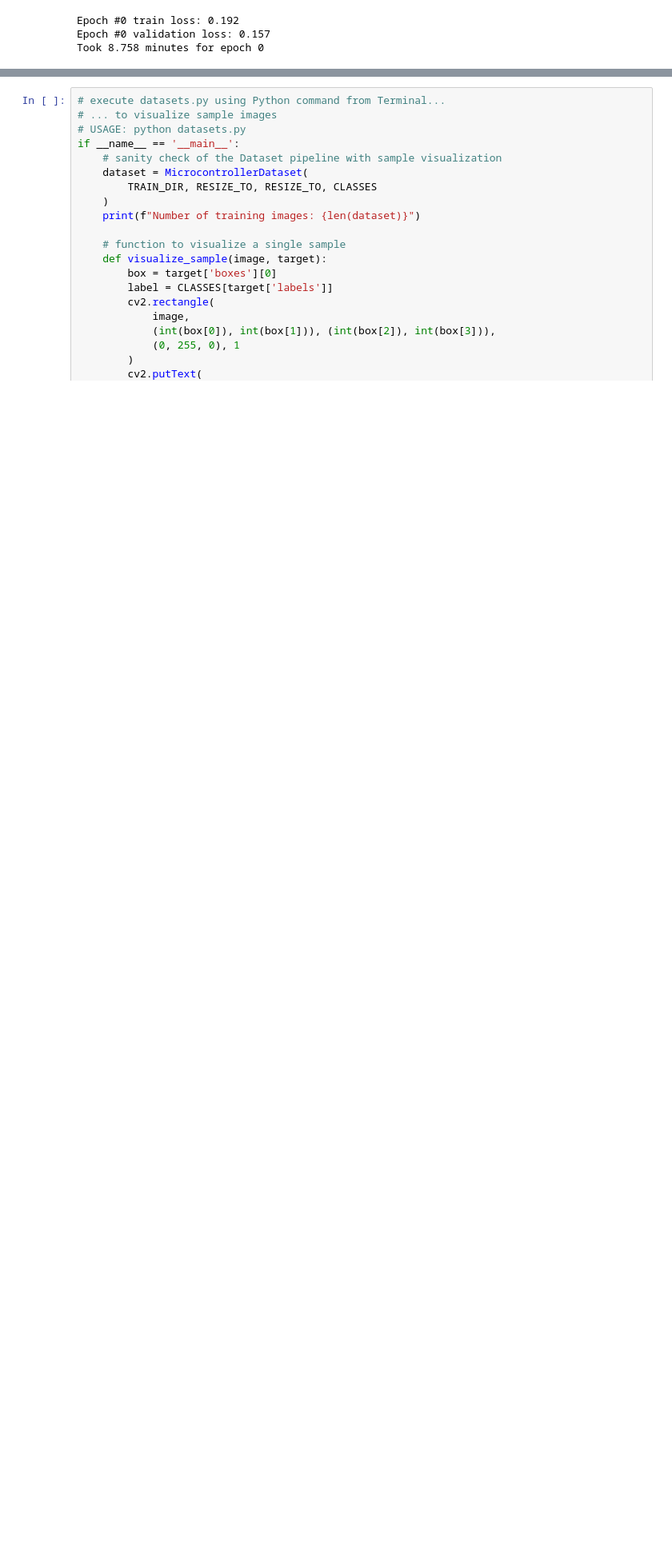
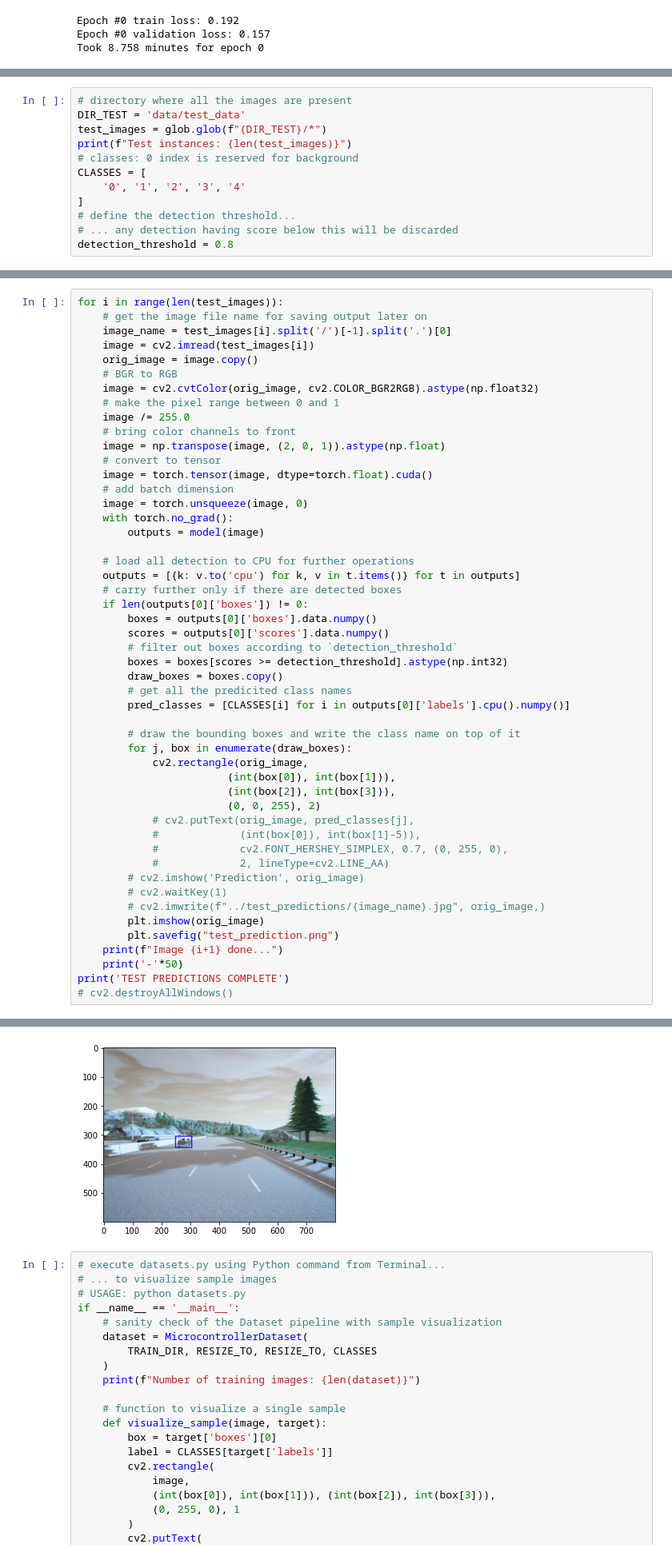
Before and after one commit to Karthik-Ragunath/Semantic-Object-Detection, a Jupyter notebook: faster_rcnn.ipynb, the cells around one changed output, grey strips where cells are left out. Shown at 80% size. Cells and saved outputs as stored; diff of their text form; blank space fills up the shorter version.

Commit message:
testing loop done

```diff
--- a/faster_rcnn.ipynb
+++ b/faster_rcnn.ipynb
@@ -952,0 +983,12 @@ len(torch.tensor([])) == 0
+# %%
+# directory where all the images are present
+DIR_TEST = 'data/test_data'
+test_images = glob.glob(f"{DIR_TEST}/*")
+print(f"Test instances: {len(test_images)}")
+# classes: 0 index is reserved for background
+CLASSES = [
+    '0', '1', '2', '3', '4'
+]
+# define the detection threshold...
+# ... any detection having score below this will be discarded
+detection_threshold = 0.8
@@ -952,0 +997,51 @@ len(torch.tensor([])) == 0
+# %%
+for i in range(len(test_images)):
+    # get the image file name for saving output later on
+    image_name = test_images[i].split('/')[-1].split('.')[0]
+    image = cv2.imread(test_images[i])
+    orig_image = image.copy()
+    # BGR to RGB
+    image = cv2.cvtColor(orig_image, cv2.COLOR_BGR2RGB).astype(np.float32)
+    # make the pixel range between 0 and 1
+    image /= 255.0
+    # bring color channels to front
+    image = np.transpose(image, (2, 0, 1)).astype(np.float)
+    # convert to tensor
+    image = torch.tensor(image, dtype=torch.float).cuda()
+    # add batch dimension
+    image = torch.unsqueeze(image, 0)
+    with torch.no_grad():
+        outputs = model(image)
+
+    # load all detection to CPU for further operations
+    outputs = [{k: v.to('cpu') for k, v in t.items()} for t in outputs]
+    # carry further only if there are detected boxes
+    if len(outputs[0]['boxes']) != 0:
+        boxes = outputs[0]['boxes'].data.numpy()
+        scores = outputs[0]['scores'].data.numpy()
+        # filter out boxes according to `detection_threshold`
+        boxes = boxes[scores >= detection_threshold].astype(np.int32)
+        draw_boxes = boxes.copy()
+        # get all the predicited class names
+        pred_classes = [CLASSES[i] for i in outputs[0]['labels'].cpu().numpy()]
+
+        # draw the bounding boxes and write the class name on top of it
+        for j, box in enumerate(draw_boxes):
+            cv2.rectangle(orig_image,
+                        (int(box[0]), int(box[1])),
+                        (int(box[2]), int(box[3])),
+                        (0, 0, 255), 2)
+            # cv2.putText(orig_image, pred_classes[j],
+            #             (int(box[0]), int(box[1]-5)),
+            #             cv2.FONT_HERSHEY_SIMPLEX, 0.7, (0, 255, 0),
+            #             2, lineType=cv2.LINE_AA)
+        # cv2.imshow('Prediction', orig_image)
+        # cv2.waitKey(1)
+        # cv2.imwrite(f"../test_predictions/{image_name}.jpg", orig_image,)
+        plt.imshow(orig_image)
+        plt.savefig("test_prediction.png")
+    print(f"Image {i+1} done...")
+    print('-'*50)
+print('TEST PREDICTIONS COMPLETE')
+# cv2.destroyAllWindows()
+# %% [output]
@@ -953,3 +1053,4 @@ len(torch.tensor([])) == 0
+[figure, added]
 # %%
 # execute datasets.py using Python command from Terminal...
 # ... to visualize sample images
```
Also changed, not shown: parts of 4 cells of this notebook, 1 other file.
